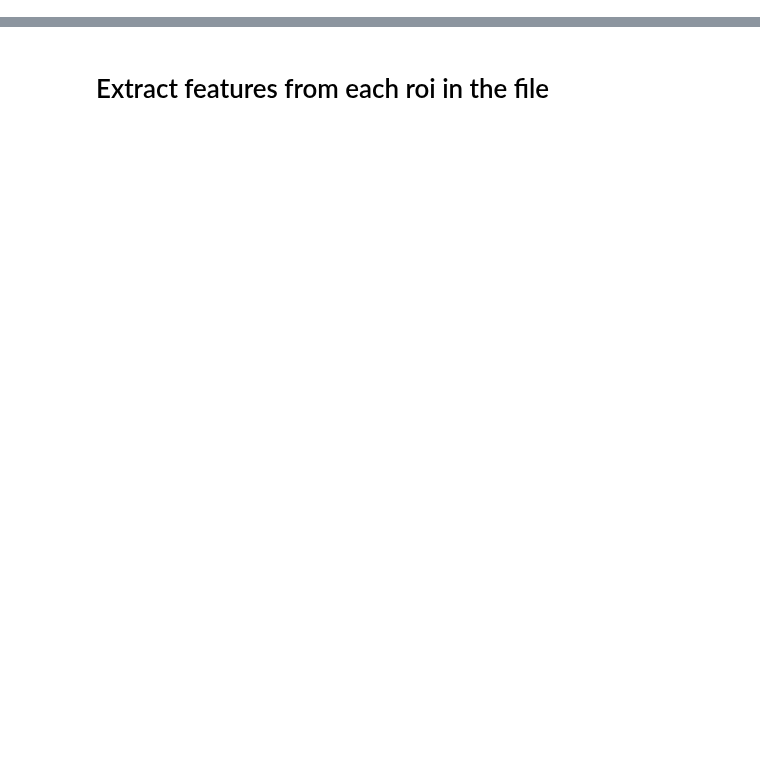
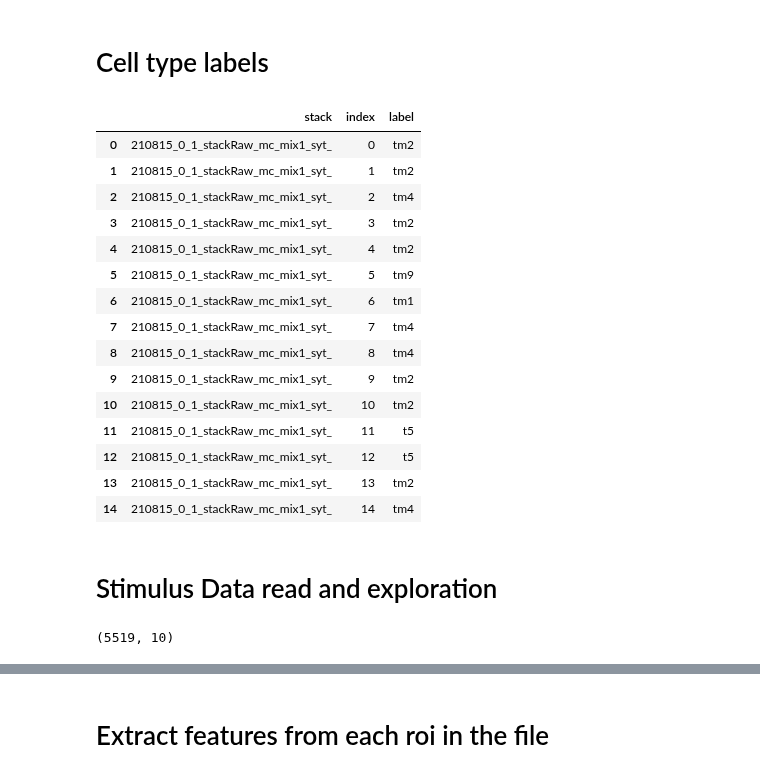
Before and after one commit to laurenneal/capstone-visual-neuroscience, a Jupyter notebook: get_results_and_features.ipynb, the cells around one changed output, grey strips where cells are left out. Cells and saved outputs as stored; diff of their text form; code cells hidden in the pictures; blank space fills up the shorter version.

```diff
--- a/get_results_and_features.ipynb
+++ b/get_results_and_features.ipynb
@@ -53,0 +112,31 @@ plt.plot(temporal)
+# %% [markdown]
+# Cell type labels
+# %%
+import pandas as pd
+
+label_csv = pd.read_csv('/content/drive/MyDrive/DS6011_Capstone_VisualNeuroscience/Seeded_CNMF/Results/210815_0_1_label_mc_mix1_syt_.csv')
+label_csv
+# %% [output]
+|  | stack | index | label |
+| 0 | 210815_0_1_stackRaw_mc_mix1_syt_ | 0 | tm2 |
+| 1 | 210815_0_1_stackRaw_mc_mix1_syt_ | 1 | tm2 |
+| 2 | 210815_0_1_stackRaw_mc_mix1_syt_ | 2 | tm4 |
+| 3 | 210815_0_1_stackRaw_mc_mix1_syt_ | 3 | tm2 |
+| 4 | 210815_0_1_stackRaw_mc_mix1_syt_ | 4 | tm2 |
+| 5 | 210815_0_1_stackRaw_mc_mix1_syt_ | 5 | tm9 |
+| 6 | 210815_0_1_stackRaw_mc_mix1_syt_ | 6 | tm1 |
+| 7 | 210815_0_1_stackRaw_mc_mix1_syt_ | 7 | tm4 |
+| 8 | 210815_0_1_stackRaw_mc_mix1_syt_ | 8 | tm4 |
+| 9 | 210815_0_1_stackRaw_mc_mix1_syt_ | 9 | tm2 |
+| 10 | 210815_0_1_stackRaw_mc_mix1_syt_ | 10 | tm2 |
+| 11 | 210815_0_1_stackRaw_mc_mix1_syt_ | 11 | t5 |
+| 12 | 210815_0_1_stackRaw_mc_mix1_syt_ | 12 | t5 |
+| 13 | 210815_0_1_stackRaw_mc_mix1_syt_ | 13 | tm2 |
+| 14 | 210815_0_1_stackRaw_mc_mix1_syt_ | 14 | tm4 |
+# %% [markdown]
+# Stimulus Data read and exploration
+# %%
+stimulus_file = h5py.File(stimulus_path, 'r')
+stimulus_file['stimulus'].shape
+# %% [output]
+(5519, 10)
```
Also changed, not shown: parts of 23 cells of this notebook.
